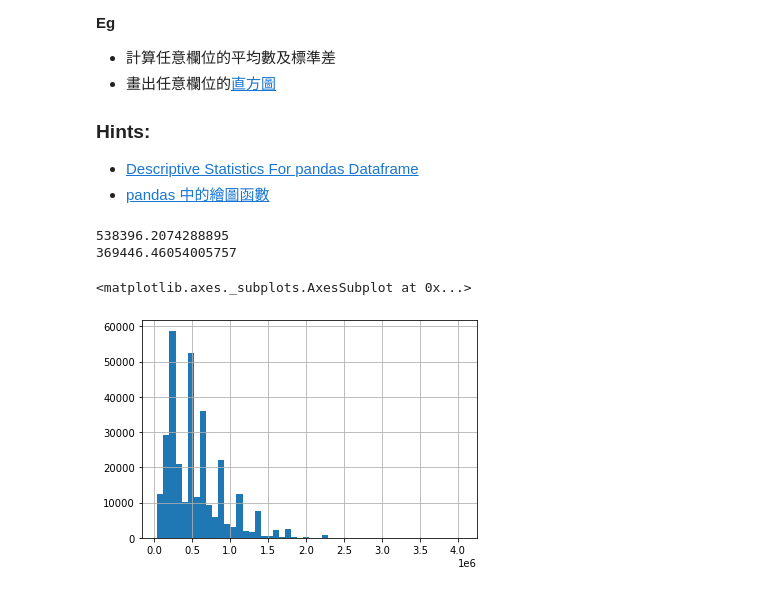
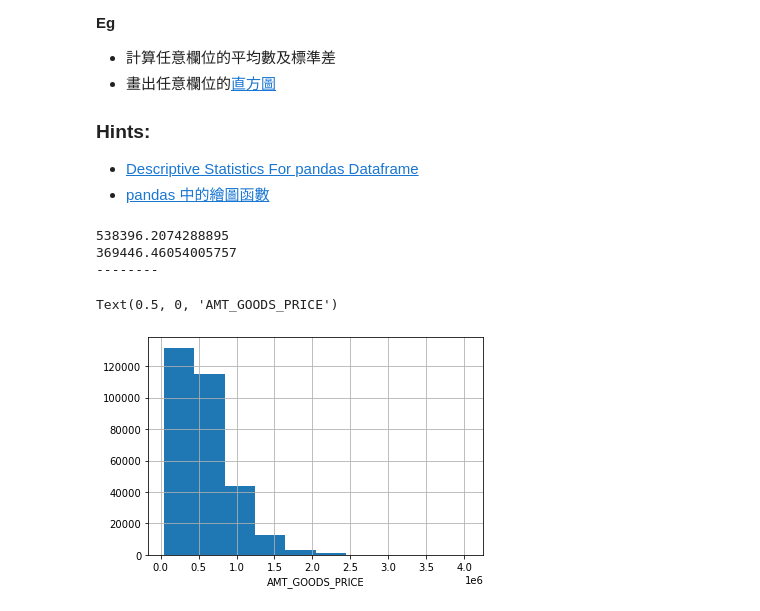
Before and after one commit to KamilHung/4th-ML100Days, a Jupyter notebook: homework/Day_008_HW.ipynb, the cells around one changed output. Cells and saved outputs as stored; diff of their text form; code cells hidden in the pictures.

```diff
--- a/homework/Day_008_HW.ipynb
+++ b/homework/Day_008_HW.ipynb
@@ -33,10 +33,14 @@ import matplotlib.pyplot as plt
 # %%
 print(app_train['AMT_GOODS_PRICE'].mean())
 print(app_train['AMT_GOODS_PRICE'].std())
+print('--------')
+app_train['AMT_GOODS_PRICE'].describe()
 
-app_train['AMT_GOODS_PRICE'].hist(bins = 50)
+app_train['AMT_GOODS_PRICE'].hist()
+plt.xlabel('AMT_GOODS_PRICE')
 # %% [output]
 538396.2074288895
 369446.46054005757
+--------
-<matplotlib.axes._subplots.AxesSubplot at 0x...>
+Text(0.5, 0, 'AMT_GOODS_PRICE')
-[figure, old version]
+[figure, new version]
```
Also changed, not shown: parts of 1 cell of this notebook.
